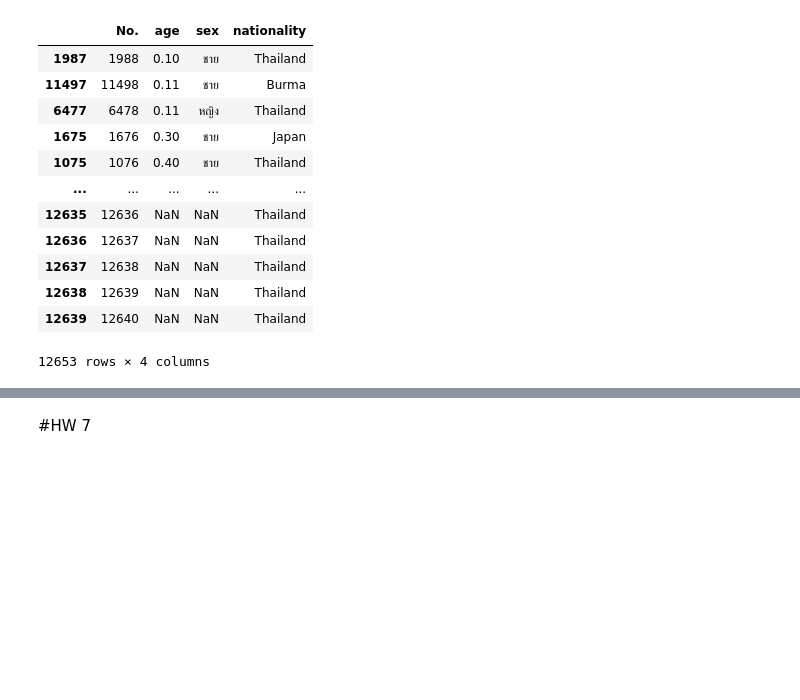
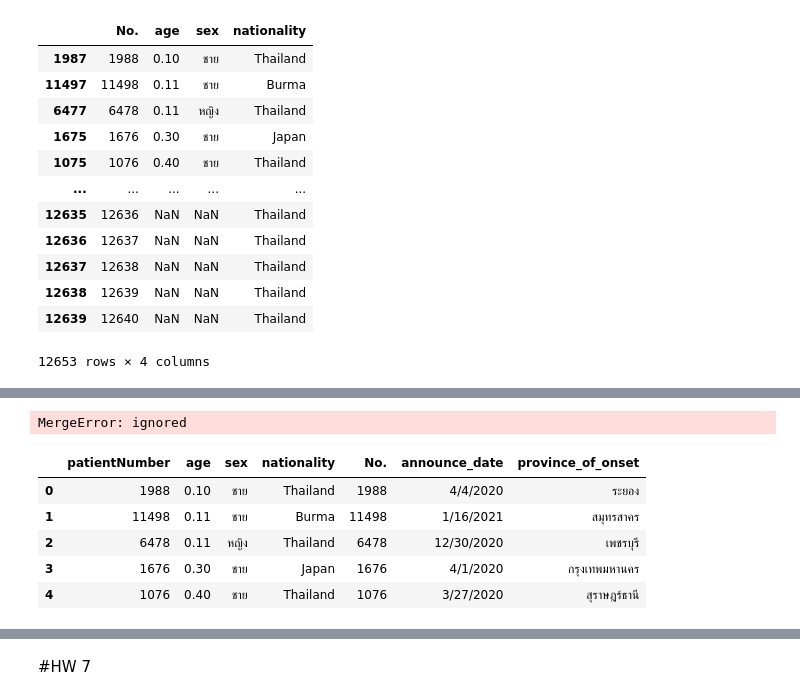
Before and after one commit to ikarosgn/data_viz, a Jupyter notebook: pandas102.ipynb, the cells around one changed output, grey strips where cells are left out. Cells and saved outputs as stored; diff of their text form; code cells hidden in the pictures; blank space fills up the shorter version.

```diff
--- a/pandas102.ipynb
+++ b/pandas102.ipynb
@@ -158,0 +179,15 @@ full_table2 = data_human2.merge(data_province)
+# %%
+data_human2_rename.merge(data_province)
+# %% [output]
+MergeError: ignored
+# %%
+
+full_table3 = data_human2_rename.merge(data_province,left_on='patientNumber',right_on= 'No.')
+full_table3.head()
+# %% [output]
+|  | patientNumber | age | sex | nationality | No. | announce_date | province_of_onset |
+| 0 | 1988 | 0.10 | ชาย | Thailand | 1988 | 4/4/2020 | ระยอง |
+| 1 | 11498 | 0.11 | ชาย | Burma | 11498 | 1/16/2021 | สมุทรสาคร |
+| 2 | 6478 | 0.11 | หญิง | Thailand | 6478 | 12/30/2020 | เพชรบุรี |
+| 3 | 1676 | 0.30 | ชาย | Japan | 1676 | 4/1/2020 | กรุงเทพมหานคร |
+| 4 | 1076 | 0.40 | ชาย | Thailand | 1076 | 3/27/2020 | สุราษฎร์ธานี |
```
Also changed, not shown: parts of 8 cells of this notebook.
